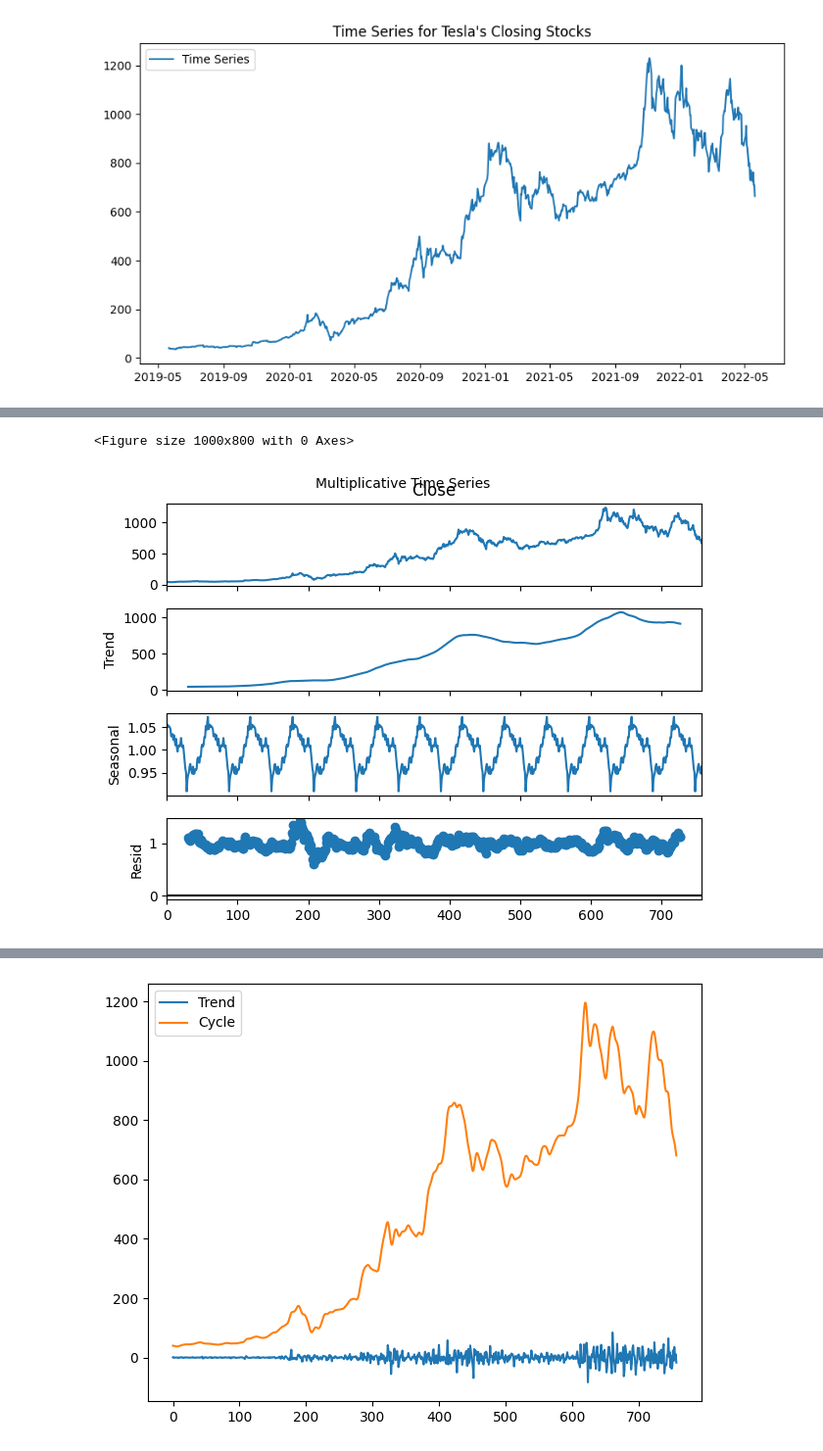
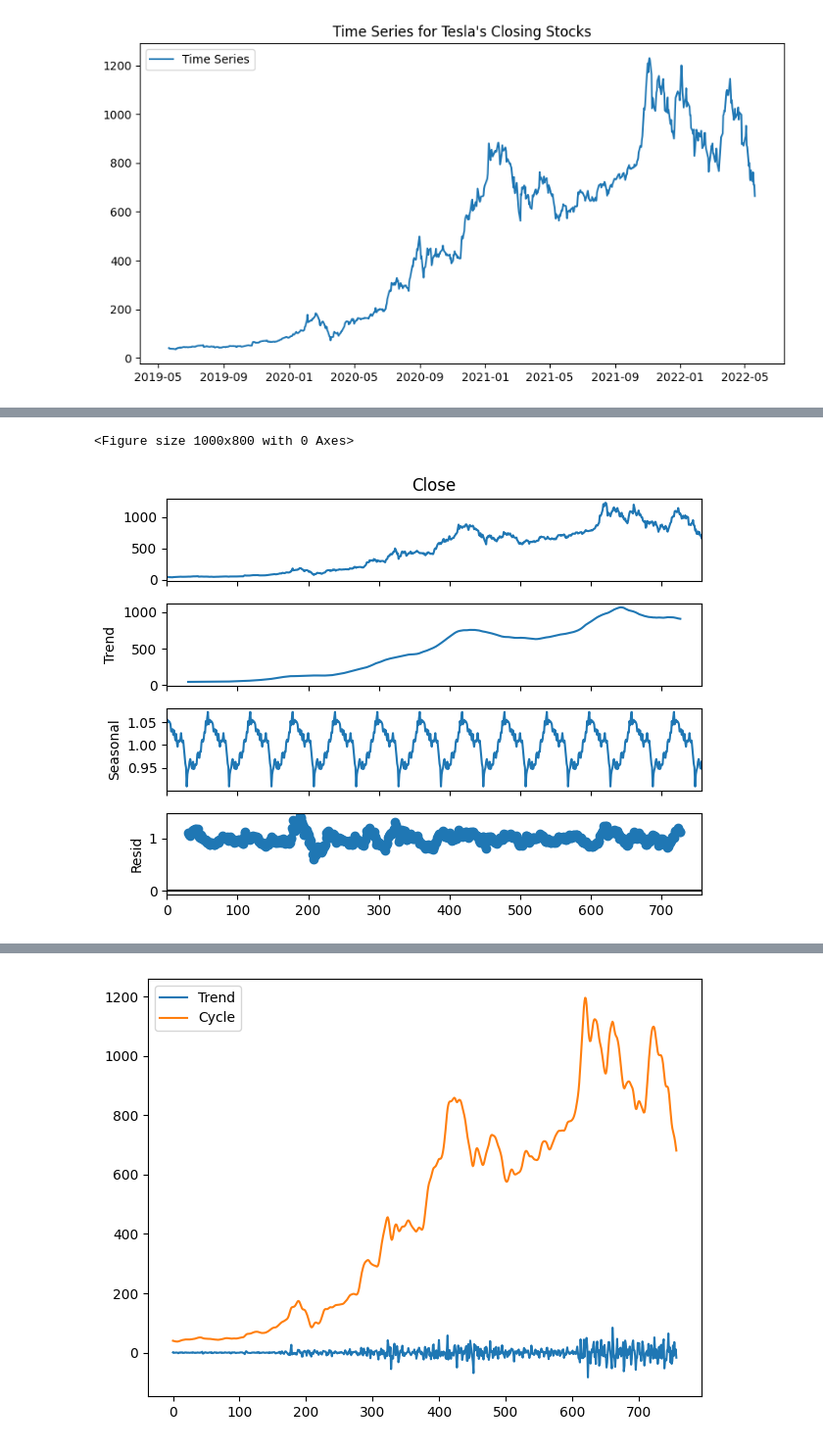
Before and after one commit to MukiibiTarsis/Tesla-Stock-Time-Series-Analysis, a Jupyter notebook: timeseries.ipynb, the cells around one changed output, grey strips where cells are left out. Shown at 98% size. Drawn from its saved outputs; the diff is of its cells as text; code cells hidden in the pictures.

```diff
--- a/timeseries.ipynb
+++ b/timeseries.ipynb
@@ -86,8 +87,12 @@ plt.show()
 # %%
+from statsmodels.tsa.seasonal import seasonal_decompose
+
+multiplicative = seasonal_decompose(ts['Close'], model='multiplicative', period=60)
+
 plt.figure(figsize=(10,8))
-multiplicative.plot().suptitle('Multiplicative Time Series', fontsize=10)
+multiplicative.plot()
 plt.show()
 # %% [output]
 <Figure size 1000x800 with 0 Axes>
-[figure, old version]
+[figure, new version]
 # %%
```
Also changed, not shown: parts of 9 cells of this notebook.
